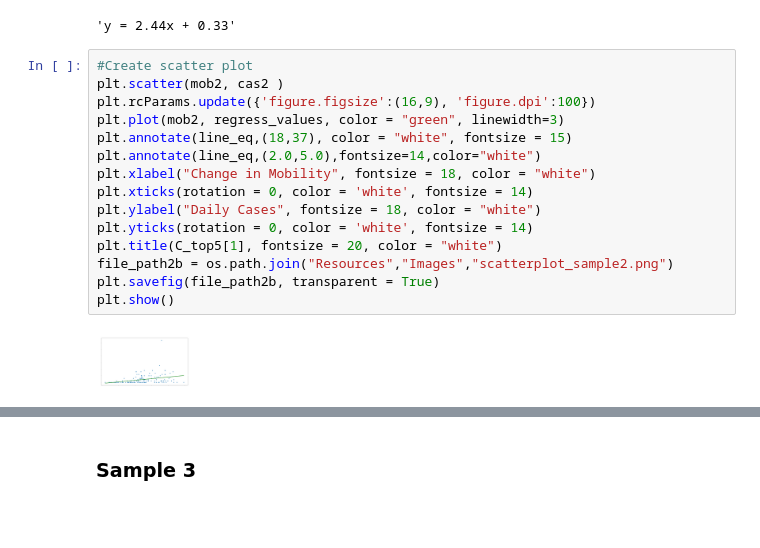
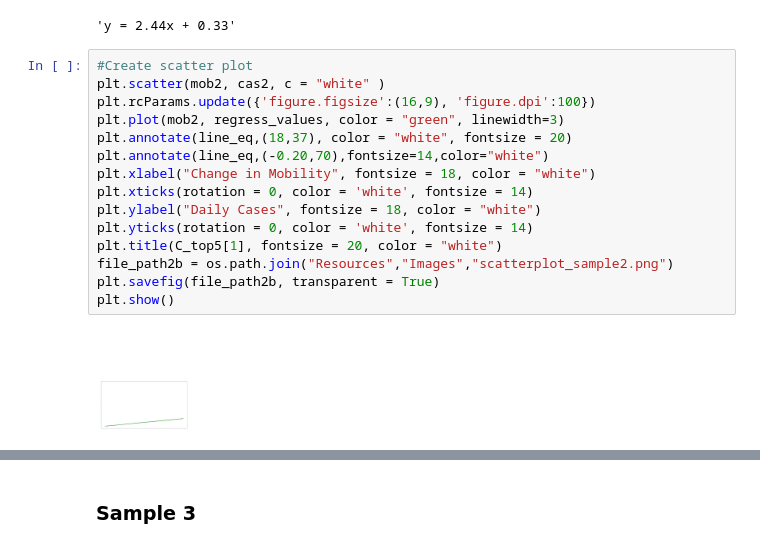
Before and after one commit to Pankaj-gh/Rice-Project-1-G11, a Jupyter notebook: main_script.ipynb, the cells around one changed output, grey strips where cells are left out. Saved outputs shown, nothing was run; the diff lists cells and outputs as text; blank space fills up the shorter version.

Commit message:
Updated images and analysis

```diff
--- a/main_script.ipynb
+++ b/main_script.ipynb
@@ -826,21 +862,21 @@ line_eq
 'y = 2.44x + 0.33'
 # %%
 #Create scatter plot
-plt.scatter(mob2, cas2 )
+plt.scatter(mob2, cas2, c = "white" )
 plt.rcParams.update({'figure.figsize':(16,9), 'figure.dpi':100})
 plt.plot(mob2, regress_values, color = "green", linewidth=3)
-plt.annotate(line_eq,(18,37), color = "white", fontsize = 15)
-plt.annotate(line_eq,(2.0,5.0),fontsize=14,color="white")
+plt.annotate(line_eq,(18,37), color = "white", fontsize = 20)
+plt.annotate(line_eq,(-0.20,70),fontsize=14,color="white")
 plt.xlabel("Change in Mobility", fontsize = 18, color = "white")
 plt.xticks(rotation = 0, color = 'white', fontsize = 14)
 plt.ylabel("Daily Cases", fontsize = 18, color = "white")
 plt.yticks(rotation = 0, color = 'white', fontsize = 14)
 plt.title(C_top5[1], fontsize = 20, color = "white")
 file_path2b = os.path.join("Resources","Images","scatterplot_sample2.png")
 plt.savefig(file_path2b, transparent = True)
 plt.show()
 # %% [output]
-[figure, old version]
+[figure, new version]
 # %%
 c2 = sts.pearsonr(mob2,cas2)
 c2
```
Also changed, not shown: parts of 21 cells of this notebook, 8 other files.
